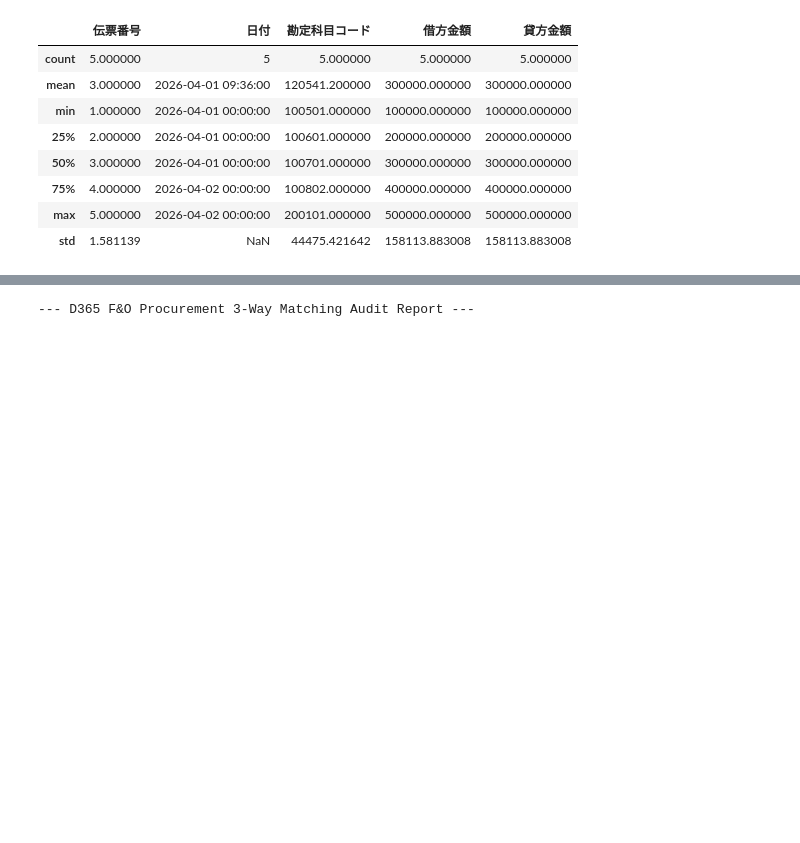
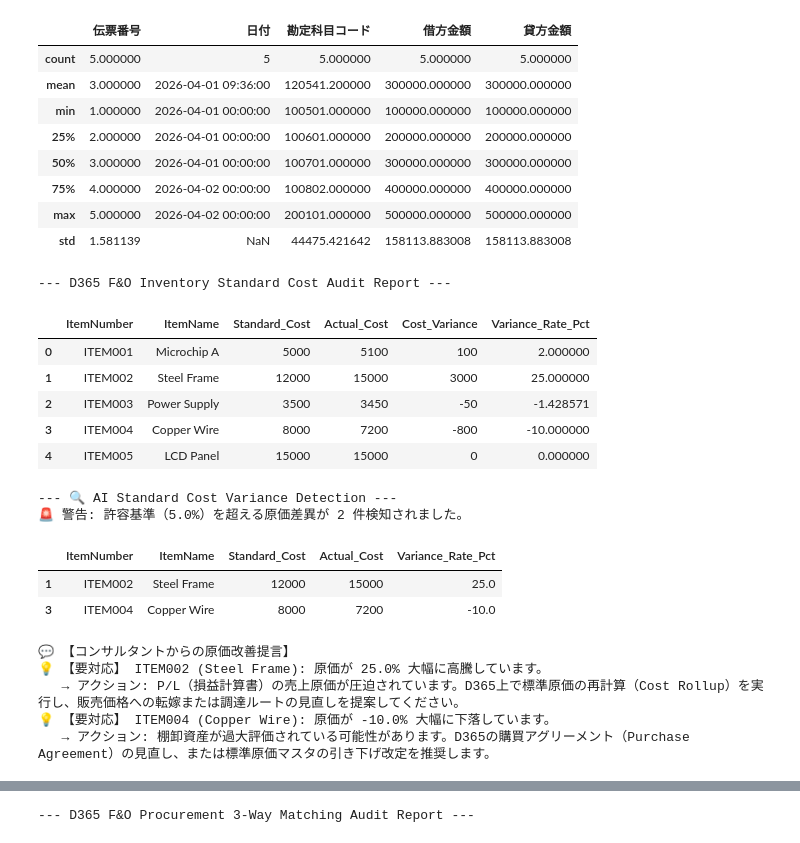
Before and after one commit to KojiKaiwa/D365-Finance-Automation, a Jupyter notebook: D365_Data_Processing.ipynb, the cells around one changed output, grey strips where cells are left out. Drawn from its saved outputs; the diff is of its cells as text; code cells hidden in the pictures; blank space fills up the shorter version.

```diff
--- a/D365_Data_Processing.ipynb
+++ b/D365_Data_Processing.ipynb
@@ -31,3 +31,62 @@ display(df.describe())
 | 75% | 4.000000 | 2026-04-02 00:00:00 | 100802.000000 | 400000.000000 | 400000.000000 |
 | max | 5.000000 | 2026-04-02 00:00:00 | 200101.000000 | 500000.000000 | 500000.000000 |
 | std | 1.581139 | NaN | 44475.421642 | 158113.883008 | 158113.883008 |
+# %%
+import pandas as pd
+
+# 1. D365 F&O からエクスポートした想定の在庫・原価データ
+inventory_cost_data = {
+    'ItemNumber': ['ITEM001', 'ITEM002', 'ITEM003', 'ITEM004', 'ITEM005'],
+    'ItemName': ['Microchip A', 'Steel Frame', 'Power Supply', 'Copper Wire', 'LCD Panel'],
+    'Standard_Cost': [5000, 12000, 3500, 8000, 15000],  # D365のマスター設定値
+    'Actual_Cost': [5100, 15000, 3450, 7200, 15000]     # 実際の購入・製造実績値
+}
+df_inventory = pd.DataFrame(inventory_cost_data)
+
+# 2. 原価差異（Variance）と 差異率（Variance %）の計算
+df_inventory['Cost_Variance'] = df_inventory['Actual_Cost'] - df_inventory['Standard_Cost']
+df_inventory['Variance_Rate_Pct'] = (df_inventory['Cost_Variance'] / df_inventory['Standard_Cost']) * 100
+
+# 3. 監査上の「許容限界しきい値（下落・高騰ともに5%）」を設定
+THRESHOLD_PCT = 5.0
+
+# 差異率の絶対値が5%を超えている「異常品目」を抽出
+df_cost_alert = df_inventory[df_inventory['Variance_Rate_Pct'].abs() > THRESHOLD_PCT].copy()
+
+print("--- D365 F&O Inventory Standard Cost Audit Report ---")
+display(df_inventory)
+
+# 4. Functional Consultant としての想定出力
+print("\n--- 🔍 AI Standard Cost Variance Detection ---")
+if not df_cost_alert.empty:
+    print(f"🚨 警告: 許容基準（{THRESHOLD_PCT}%）を超える原価差異が {len(df_cost_alert)} 件検知されました。")
+    display(df_cost_alert[['ItemNumber', 'ItemName', 'Standard_Cost', 'Actual_Cost', 'Variance_Rate_Pct']])
+
+    print("\n💬 【コンサルタントからの原価改善提言】")
+    for _, row in df_cost_alert.iterrows():
+        if row['Variance_Rate_Pct'] > 0:
+            print(f"💡 【要対応】 {row['ItemNumber']} ({row['ItemName']}): 原価が {row['Variance_Rate_Pct']:.1f}% 大幅に高騰しています。")
+            print("   → アクション: P/L（損益計算書）の売上原価が圧迫されています。D365上で標準原価の再計算（Cost Rollup）を実行し、販売価格への転嫁または調達ルートの見直しを提案してください。")
+        else:
+            print(f"💡 【要対応】 {row['ItemNumber']} ({row['ItemName']}): 原価が {row['Variance_Rate_Pct']:.1f}% 大幅に下落しています。")
+            print("   → アクション: 棚卸資産が過大評価されている可能性があります。D365の購買アグリーメント（Purchase Agreement）の見直し、または標準原価マスタの引き下げ改定を推奨します。")
+else:
+    print("✅ すべての品目の原価差異は許容範囲内（5%未満）であり、マスタは健全です。")
+# %% [output]
+--- D365 F&O Inventory Standard Cost Audit Report ---
+|  | ItemNumber | ItemName | Standard_Cost | Actual_Cost | Cost_Variance | Variance_Rate_Pct |
+| 0 | ITEM001 | Microchip A | 5000 | 5100 | 100 | 2.000000 |
+| 1 | ITEM002 | Steel Frame | 12000 | 15000 | 3000 | 25.000000 |
+| 2 | ITEM003 | Power Supply | 3500 | 3450 | -50 | -1.428571 |
+| 3 | ITEM004 | Copper Wire | 8000 | 7200 | -800 | -10.000000 |
+| 4 | ITEM005 | LCD Panel | 15000 | 15000 | 0 | 0.000000 |
+--- 🔍 AI Standard Cost Variance Detection ---
+🚨 警告: 許容基準（5.0%）を超える原価差異が 2 件検知されました。
+|  | ItemNumber | ItemName | Standard_Cost | Actual_Cost | Variance_Rate_Pct |
+| 1 | ITEM002 | Steel Frame | 12000 | 15000 | 25.0 |
+| 3 | ITEM004 | Copper Wire | 8000 | 7200 | -10.0 |
+💬 【コンサルタントからの原価改善提言】
+💡 【要対応】 ITEM002 (Steel Frame): 原価が 25.0% 大幅に高騰しています。
+   → アクション: P/L（損益計算書）の売上原価が圧迫されています。D365上で標準原価の再計算（Cost Rollup）を実行し、販売価格への転嫁または調達ルートの見直しを提案してください。
+💡 【要対応】 ITEM004 (Copper Wire): 原価が -10.0% 大幅に下落しています。
+   → アクション: 棚卸資産が過大評価されている可能性があります。D365の購買アグリーメント（Purchase Agreement）の見直し、または標準原価マスタの引き下げ改定を推奨します。
```
Also changed, not shown: parts of 1 cell of this notebook.
